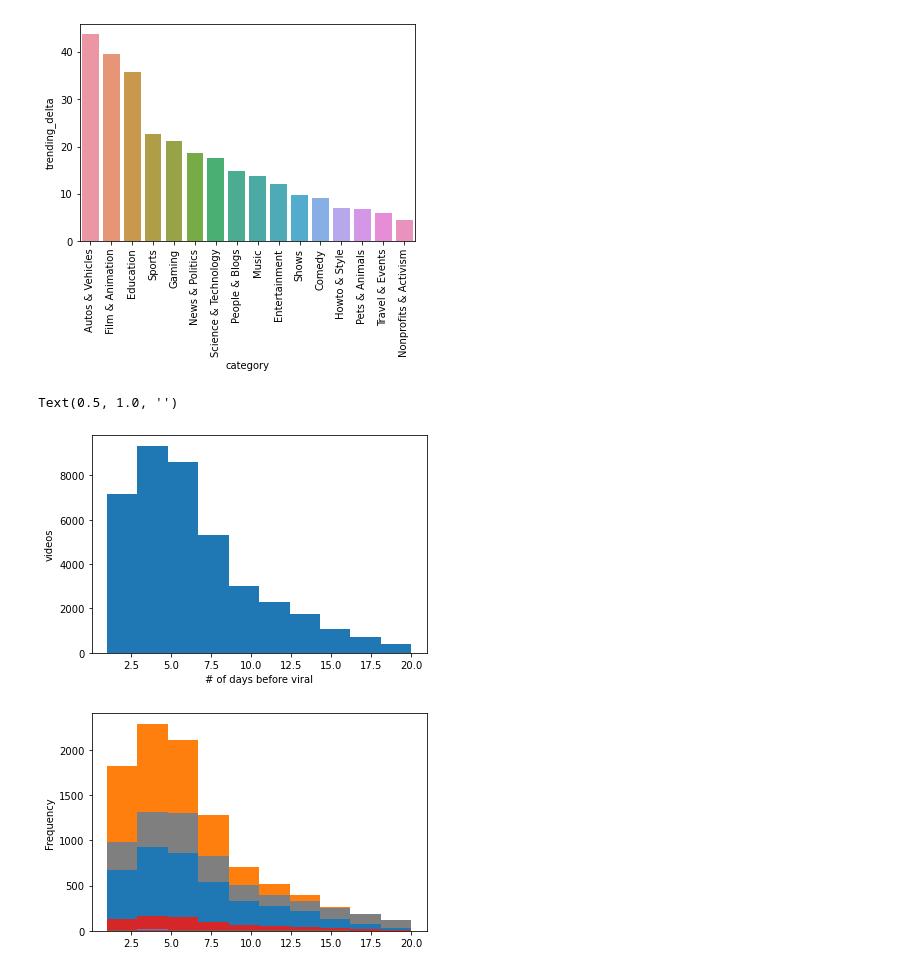
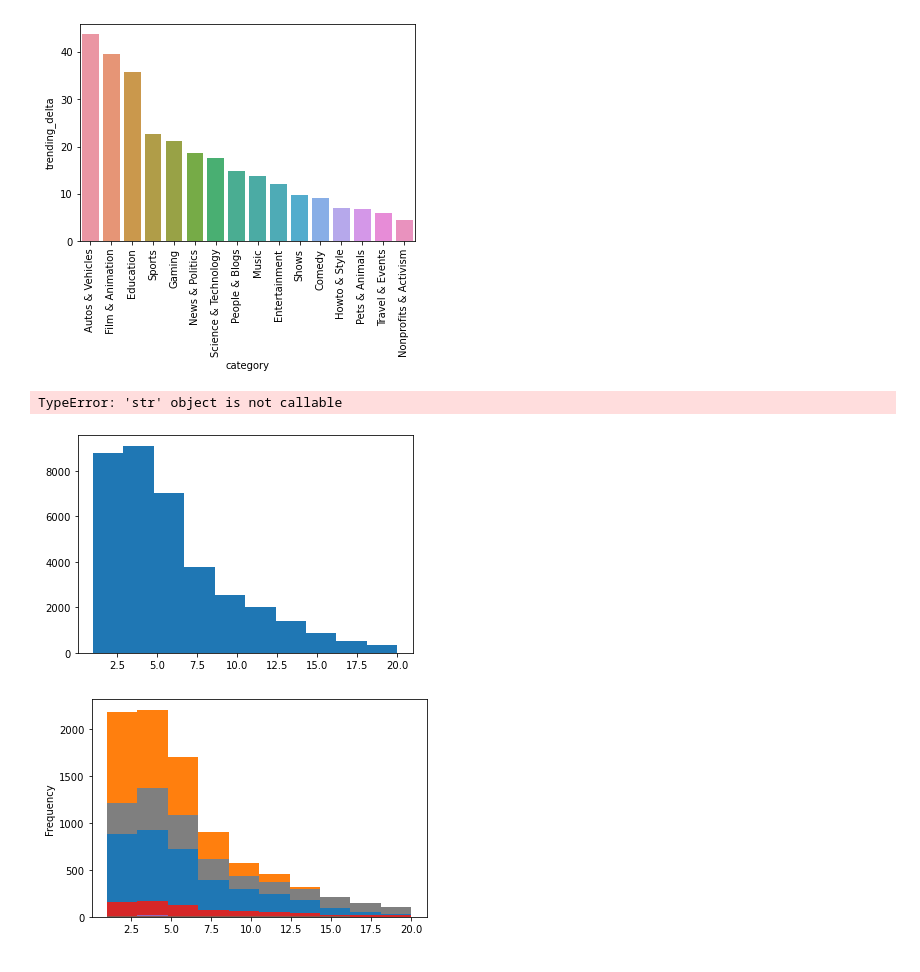
Before and after one commit to danielosetiawan/YouTube-EDA, a Jupyter notebook: youtube ipynb.ipynb, the cells around one changed output. Drawn from its saved outputs; the diff is of its cells as text; code cells hidden in the pictures.

```diff
--- a/youtube ipynb.ipynb
+++ b/youtube ipynb.ipynb
@@ -64,7 +64,7 @@ df['len_title'] = df['title'].str.findall(r'[.]*').str.len() # count chars in ti
 df['len_desc'] = df['description'].str.findall(r'[.]*').str.len() # count chars in desc
 df['pct_cap'] = 100 * round(df['title'].str.findall(r'[A-Z]').str.len() /
                 df['title'].str.findall(r'[A-Za-z]').str.len(), 2) # ratio of cap letters in title
-df['qty_tags'] = df['tags'].str.split('|').str.len() # count number of tags
+df['qty_tags'] = np.where(df['tags'] == '[none]', 0, df['tags'].str.split('|').str.len()) # count number of tags
 
 df.head(3)
 # %% [output]
@@ -391,13 +348,13 @@ sns.histplot('trending_delta')
 # %%
-plt.hist(us_df['trending_delta'].dt.days, range=(1, 20))
+plt.hist(df['trending_delta'].dt.days, range=(1, 20))
 plt.xlabel('# of days before viral')
 plt.ylabel('videos')
 plt.title('')
 # %% [output]
-Text(0.5, 1.0, '')
+TypeError: 'str' object is not callable
-[figure, old version]
+[figure, new version]
 # %%
-for c in list(us_df['category'].unique()):
-    us_df[us_df['category'] == c]['trending_delta'].dt.days.plot.hist(range=(1, 20))
+for c in list(df['category'].unique()):
+    df[us_df['category'] == c]['trending_delta'].dt.days.plot.hist(range=(1, 20))
 # %% [output]
-[figure, old version]
+[figure, new version]
```
Also changed, not shown: parts of 14 cells of this notebook.
